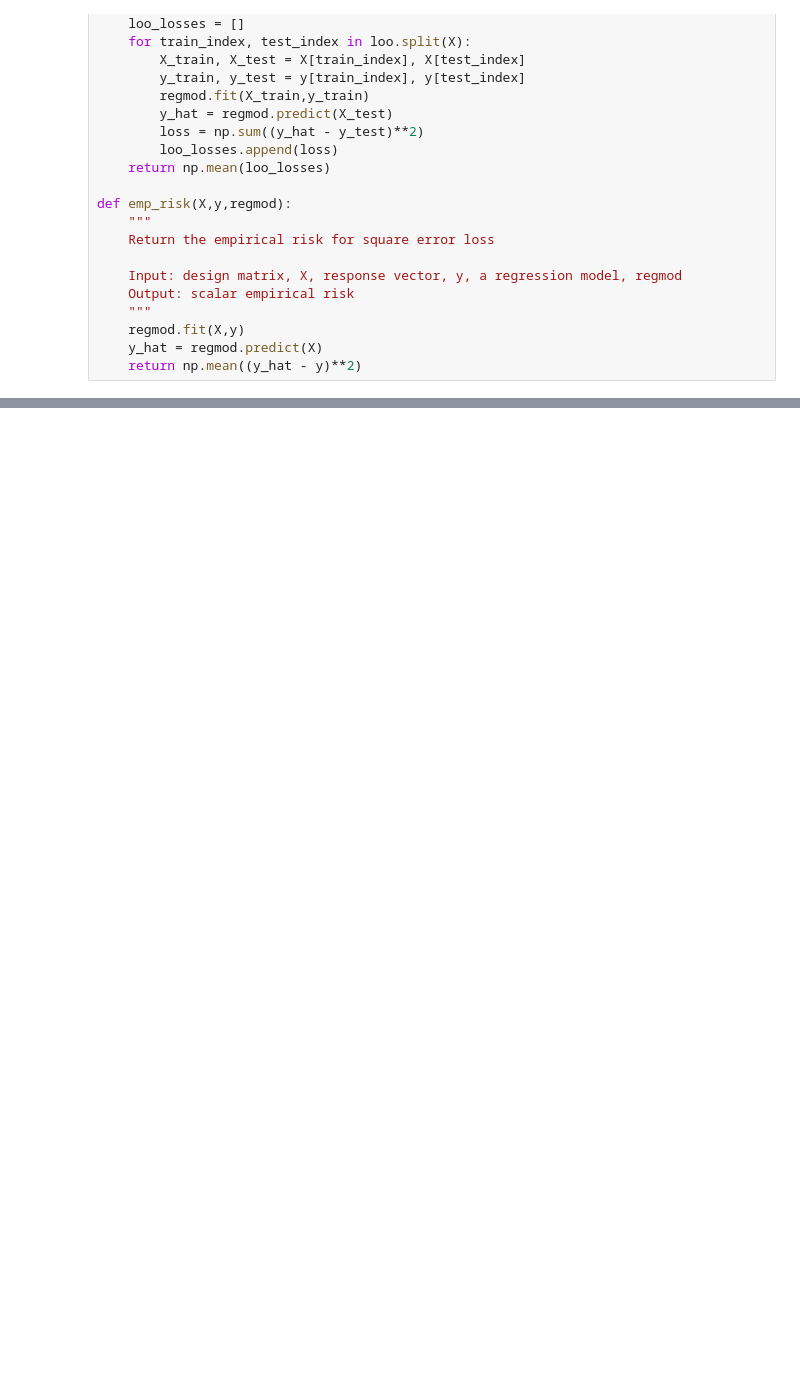
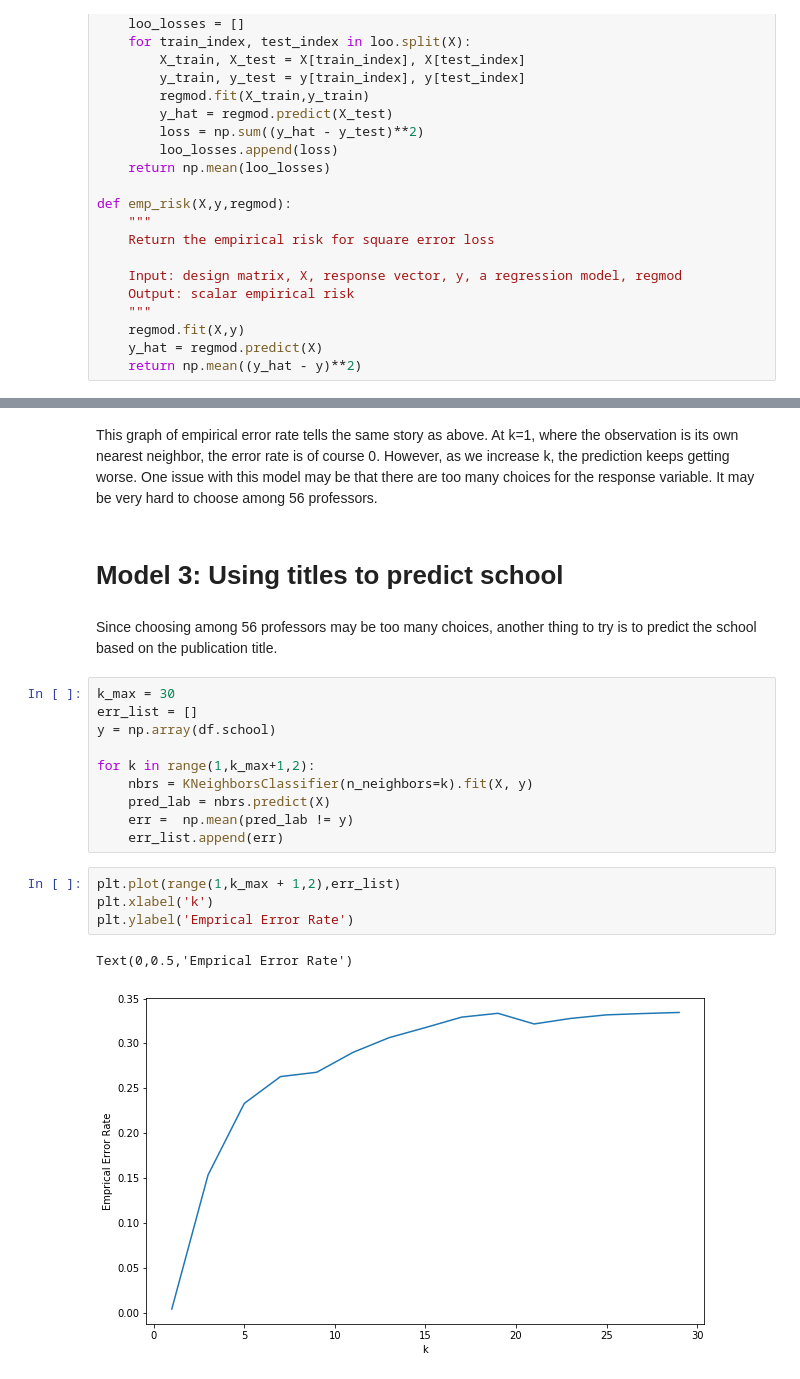
Before and after one commit to courtneylouie/Class-Project, a Jupyter notebook: statistics.ipynb, the cells around one changed output, grey strips where cells are left out. Cells and saved outputs as stored; diff of their text form; blank space fills up the shorter version.

```diff
--- a/statistics.ipynb
+++ b/statistics.ipynb
@@ -112,0 +155,23 @@ _ = plt.xlabel('k')
+# %% [markdown]
+This graph of empirical error rate tells the same story as above. At k=1, where the observation is its own nearest neighbor, the error rate is of course 0. However, as we increase k, the prediction keeps getting worse. One issue with this model may be that there are too many choices for the response variable. It may be very hard to choose among 56 professors.
+# %% [markdown]
+# Model 3: Using titles to predict school
+# %% [markdown]
+Since choosing among 56 professors may be too many choices, another thing to try is to predict the school based on the publication title.
+# %%
+k_max = 30
+err_list = []
+y = np.array(df.school)
+
+for k in range(1,k_max+1,2):
+    nbrs = KNeighborsClassifier(n_neighbors=k).fit(X, y)
+    pred_lab = nbrs.predict(X)
+    err =  np.mean(pred_lab != y)
+    err_list.append(err)
+# %%
+plt.plot(range(1,k_max + 1,2),err_list)
+plt.xlabel('k')
+plt.ylabel('Emprical Error Rate')
+# %% [output]
+Text(0,0.5,'Emprical Error Rate')
+[figure, added]
```
Also changed, not shown: parts of 41 cells of this notebook, 3 other files.
